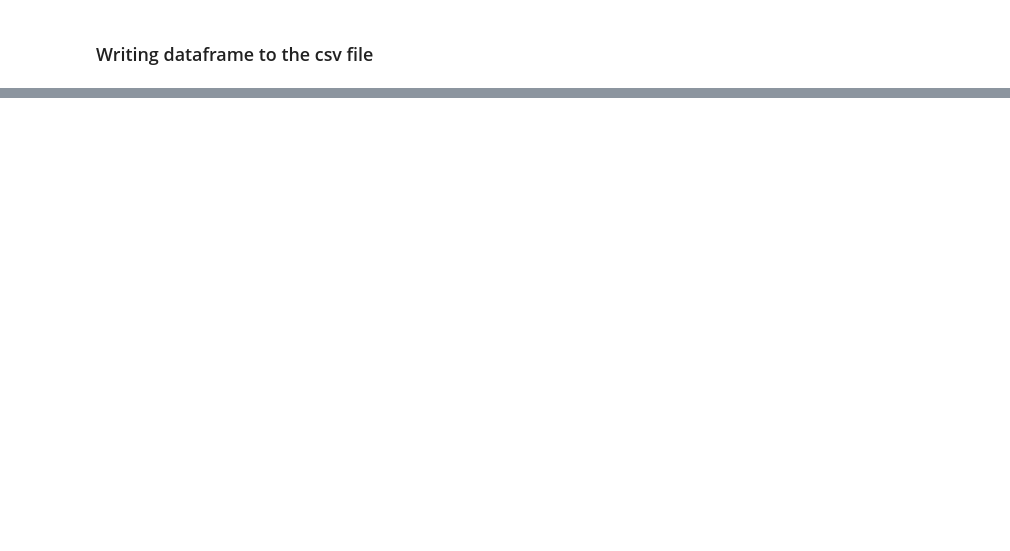
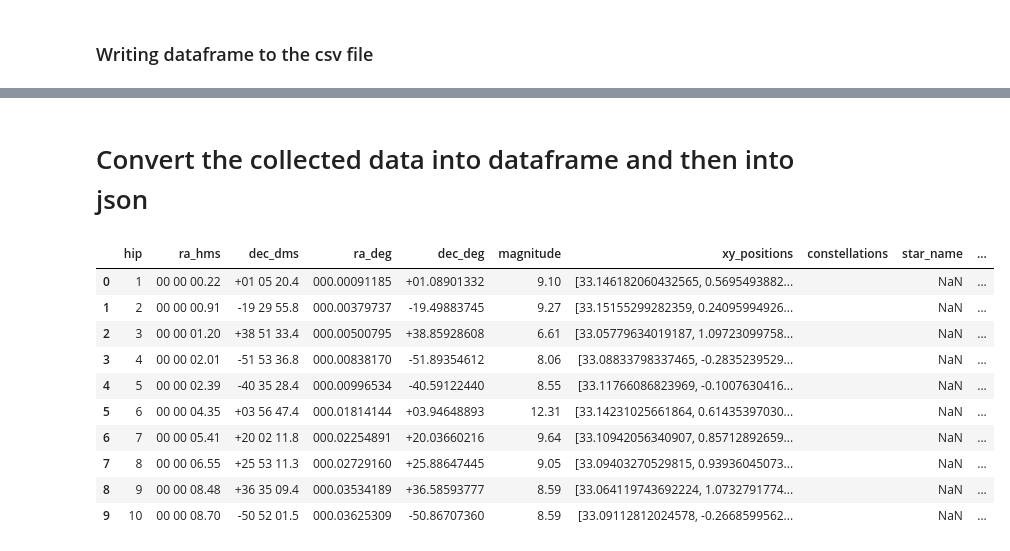
Before and after one commit to ananyaverma2/planetary-and-exoplanetary-dataset, a Jupyter notebook: Data_analysis_stars.ipynb, the cells around one changed output, grey strips where cells are left out. Drawn from its saved outputs; the diff is of its cells as text; code cells hidden in the pictures; blank space fills up the shorter version.

```diff
--- a/Data_analysis_stars.ipynb
+++ b/Data_analysis_stars.ipynb
@@ -561,0 +873,47 @@ cons_details.to_csv('data_collected/cons_details_csv.csv', index=True, sep='\t')
+# %%
+collect_consnames = [''] * 118218
+collect_keys = collect_dict_hip_cons.keys()
+c = []
+# print(collect_keys)
+for i in collect_keys:
+    if float(i) in collect_hip:
+        pos = collect_hip.index(float(i))
+        collect_consnames[pos] = constellation_names[collect_dict_hip_cons[i]]
+# print(len(collect_consnames),collect_consnames)
+# %% [markdown]
+# Convert the collected data into dataframe and then into json
+# %%
+collect_df1= pd.DataFrame()
+collect_df1['hip'] = collect_hip[0:50]
+collect_df1['ra_hms'] = collect_ra[0:50]
+collect_df1['dec_dms'] = collect_dec[0:50]
+collect_df1['ra_deg'] = collect_r[0:50]
+collect_df1['dec_deg'] = collect_d[0:50]
+collect_df1['magnitude'] = collect_mag[0:50]
+collect_df1['xy_positions'] = collect_xy[0:50]
+collect_df1['constellations'] = collect_consnames[0:50]
+# collect_df = collect_df.set_index('hip')
+# %%
+collect_df2 = pd.DataFrame()
+collect_df2['star_name'] = collect_name
+collect_df2['mass(ju)'] = collect_mass
+collect_df2['distance(pc)'] = collect_distance
+collect_df2['constellations'] = collect_temp_cons_name
+collect_df2['hip'] = collect_temp_hip
+# %%
+collect_df3 = [collect_df1, collect_df2]
+collect_df4 = pd.concat(collect_df3, ignore_index=True)
+# %%
+collect_df4.head(10)
+# %% [output]
+|  | hip | ra_hms | dec_dms | ra_deg | dec_deg | magnitude | xy_positions | constellations | star_name | ... |
+| 0 | 1 | 00 00 00.22 | +01 05 20.4 | 000.00091185 | +01.08901332 | 9.10 | [33.146182060432565, 0.5695493882... |  | NaN | ... |
+| 1 | 2 | 00 00 00.91 | -19 29 55.8 | 000.00379737 | -19.49883745 | 9.27 | [33.15155299282359, 0.24095994926... |  | NaN | ... |
+| 2 | 3 | 00 00 01.20 | +38 51 33.4 | 000.00500795 | +38.85928608 | 6.61 | [33.05779634019187, 1.09723099758... |  | NaN | ... |
+| 3 | 4 | 00 00 02.01 | -51 53 36.8 | 000.00838170 | -51.89354612 | 8.06 | [33.08833798337465, -0.2835239529... |  | NaN | ... |
+| 4 | 5 | 00 00 02.39 | -40 35 28.4 | 000.00996534 | -40.59122440 | 8.55 | [33.11766086823969, -0.1007630416... |  | NaN | ... |
+| 5 | 6 | 00 00 04.35 | +03 56 47.4 | 000.01814144 | +03.94648893 | 12.31 | [33.14231025661864, 0.61435397030... |  | NaN | ... |
+| 6 | 7 | 00 00 05.41 | +20 02 11.8 | 000.02254891 | +20.03660216 | 9.64 | [33.10942056340907, 0.85712892659... |  | NaN | ... |
+| 7 | 8 | 00 00 06.55 | +25 53 11.3 | 000.02729160 | +25.88647445 | 9.05 | [33.09403270529815, 0.93936045073... |  | NaN | ... |
+| 8 | 9 | 00 00 08.48 | +36 35 09.4 | 000.03534189 | +36.58593777 | 8.59 | [33.064119743692224, 1.0732791774... |  | NaN | ... |
+| 9 | 10 | 00 00 08.70 | -50 52 01.5 | 000.03625309 | -50.86707360 | 8.59 | [33.09112812024578, -0.2668599562... |  | NaN | ... |
```
Also changed, not shown: parts of 34 cells of this notebook, 5 other files.
